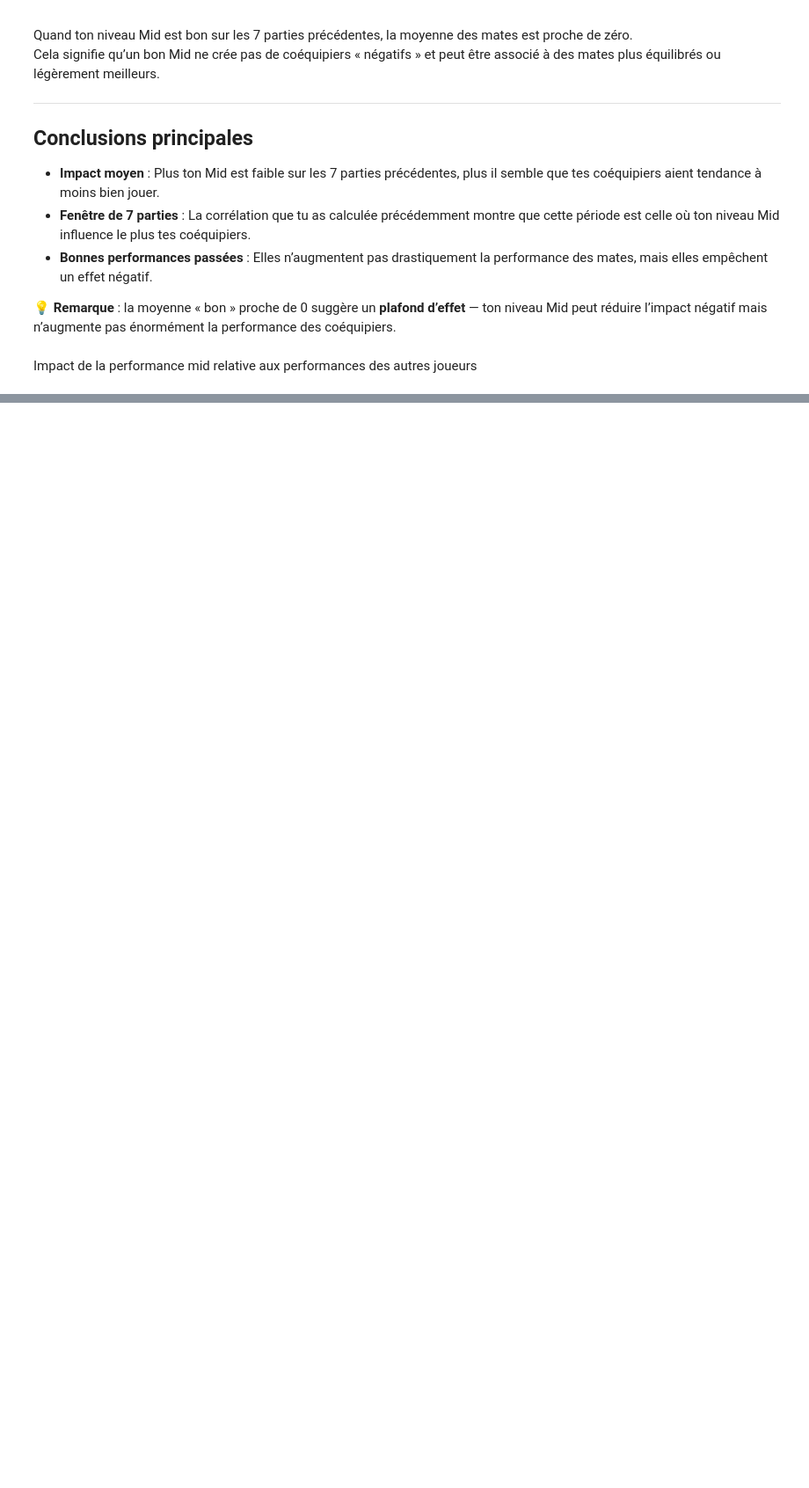
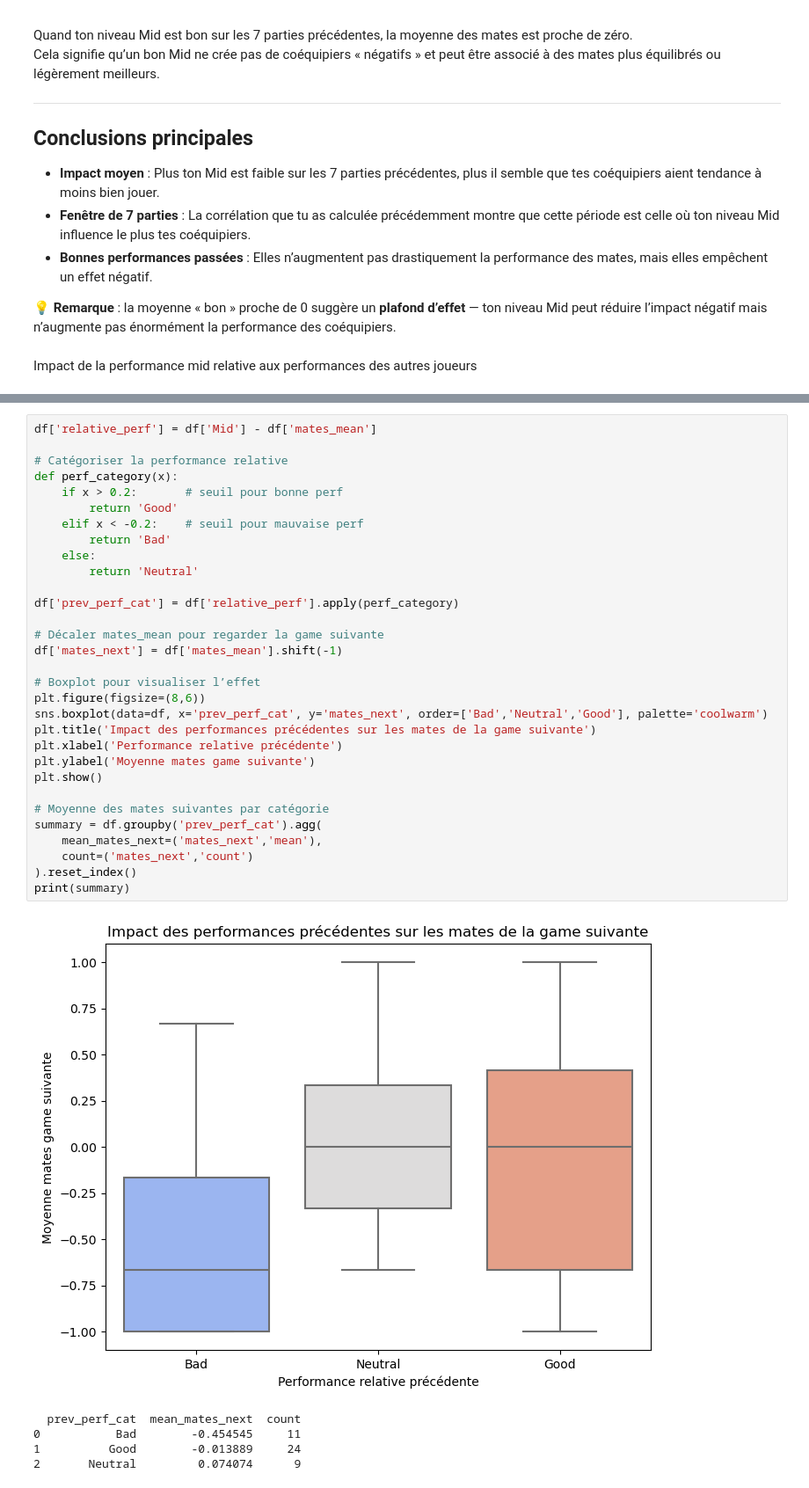
Before and after one commit to codeurEnHerbe/Analyse, a Jupyter notebook: Analyse 2.ipynb, the cells around one changed output, grey strips where cells are left out. Shown at 88% size. Cells and saved outputs as stored; diff of their text form; blank space fills up the shorter version.

```diff
--- a/Analyse 2.ipynb
+++ b/Analyse 2.ipynb
@@ -194,3 +194,40 @@ plt.ylabel('Moyenne mates de la game suivante')
 plt.show()
 # %% [output]
 [figure]
+# %%
+df['relative_perf'] = df['Mid'] - df['mates_mean']
+
+# Catégoriser la performance relative
+def perf_category(x):
+    if x > 0.2:       # seuil pour bonne perf
+        return 'Good'
+    elif x < -0.2:    # seuil pour mauvaise perf
+        return 'Bad'
+    else:
+        return 'Neutral'
+
+df['prev_perf_cat'] = df['relative_perf'].apply(perf_category)
+
+# Décaler mates_mean pour regarder la game suivante
+df['mates_next'] = df['mates_mean'].shift(-1)
+
+# Boxplot pour visualiser l’effet
+plt.figure(figsize=(8,6))
+sns.boxplot(data=df, x='prev_perf_cat', y='mates_next', order=['Bad','Neutral','Good'], palette='coolwarm')
+plt.title('Impact des performances précédentes sur les mates de la game suivante')
+plt.xlabel('Performance relative précédente')
+plt.ylabel('Moyenne mates game suivante')
+plt.show()
+
+# Moyenne des mates suivantes par catégorie
+summary = df.groupby('prev_perf_cat').agg(
+    mean_mates_next=('mates_next','mean'),
+    count=('mates_next','count')
+).reset_index()
+print(summary)
+# %% [output]
+[figure, added]
+  prev_perf_cat  mean_mates_next  count
+0           Bad        -0.454545     11
+1          Good        -0.013889     24
+2       Neutral         0.074074      9
```
Also changed, not shown: parts of 1 cell of this notebook.
